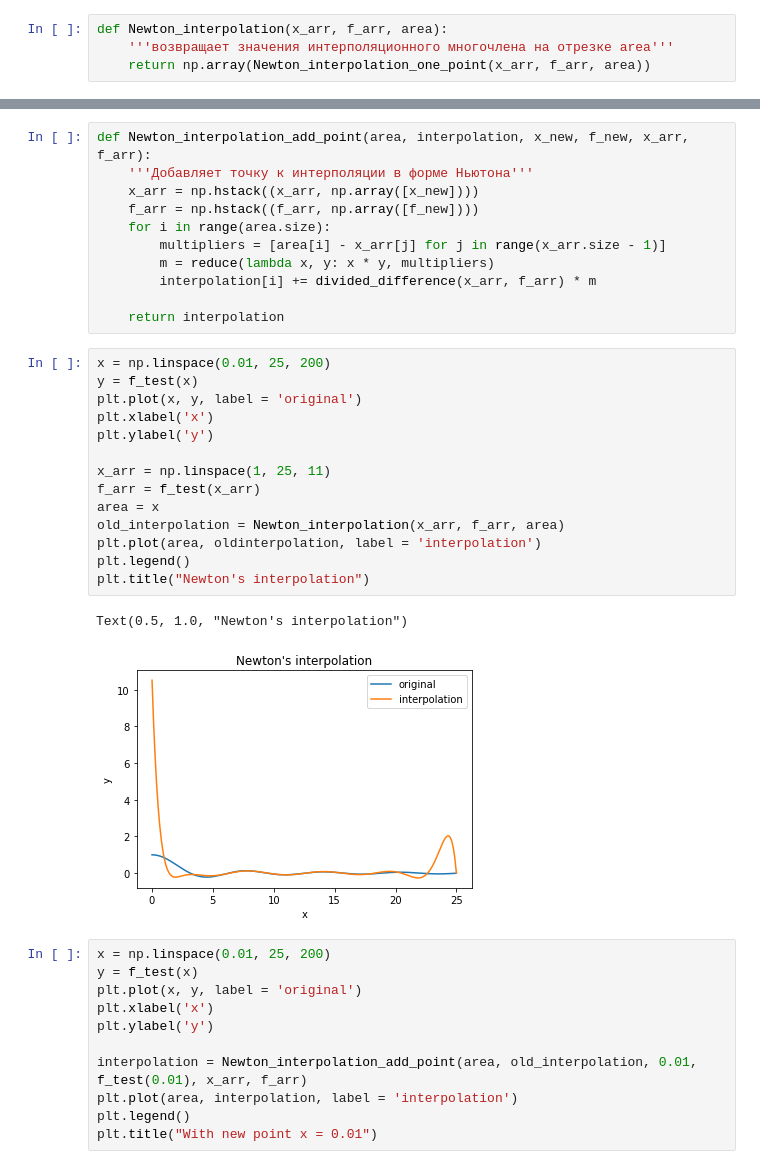
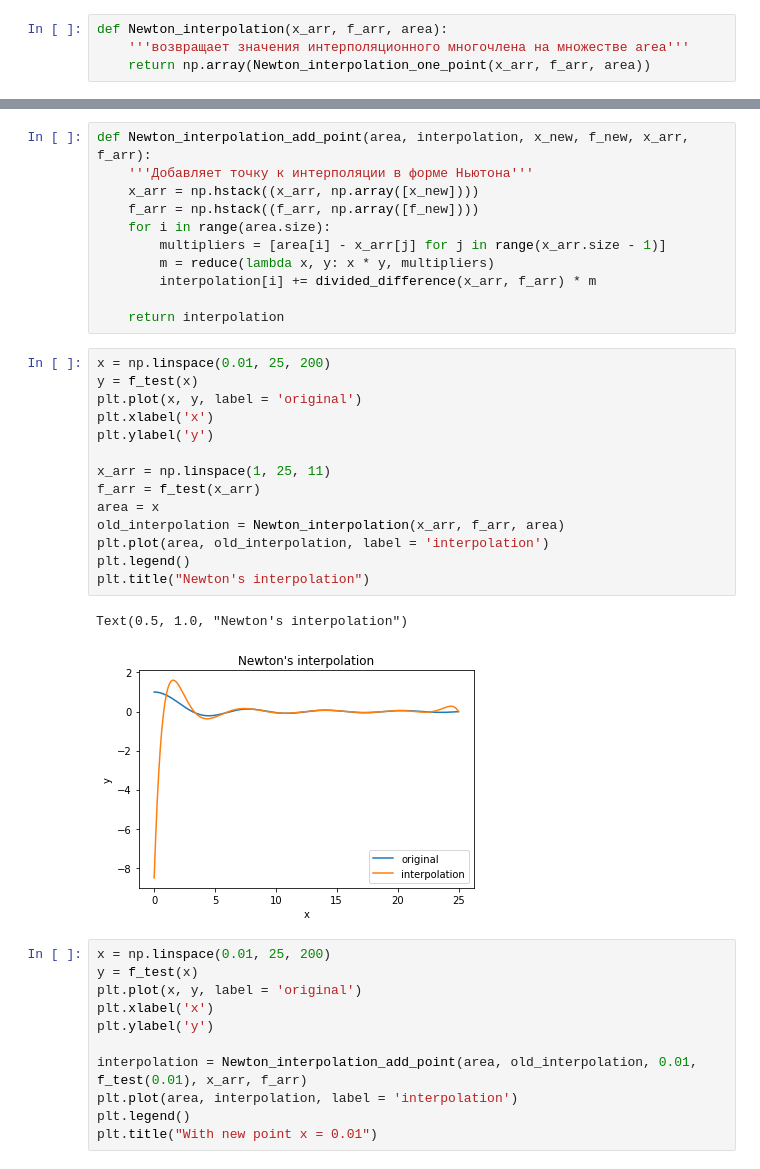
Before and after one commit to ivan-shargin/Math_labs, a Jupyter notebook: Lab_4.ipynb, the cells around one changed output, grey strips where cells are left out. Cells and saved outputs as stored; diff of their text form.

```diff
--- a/Lab_4.ipynb
+++ b/Lab_4.ipynb
@@ -86,6 +85,6 @@ Newton_interpolation_one_point(x_arr, f_arr, 0)
 # %%
 def Newton_interpolation(x_arr, f_arr, area):
-    '''возвращает значения интерполяционного многочлена на отрезке area'''
+    '''возвращает значения интерполяционного многочлена на множестве area'''
     return np.array(Newton_interpolation_one_point(x_arr, f_arr, area))
 # %%
 x = np.array([1, 2, 3])
@@ -125,20 +124,20 @@ def Newton_interpolation_add_point(area, interpolation, x_new, f_new, x_arr, f_a
 # %%
 x = np.linspace(0.01, 25, 200)
 y = f_test(x)
 plt.plot(x, y, label = 'original')
 plt.xlabel('x')
 plt.ylabel('y')
 
 x_arr = np.linspace(1, 25, 11)
 f_arr = f_test(x_arr)
 area = x
 old_interpolation = Newton_interpolation(x_arr, f_arr, area)
-plt.plot(area, oldinterpolation, label = 'interpolation')
+plt.plot(area, old_interpolation, label = 'interpolation')
 plt.legend()
 plt.title("Newton's interpolation")
 # %% [output]
 Text(0.5, 1.0, "Newton's interpolation")
-[figure, old version]
+[figure, new version]
 # %%
 x = np.linspace(0.01, 25, 200)
 y = f_test(x)
```
Also changed, not shown: parts of 4 cells of this notebook.
